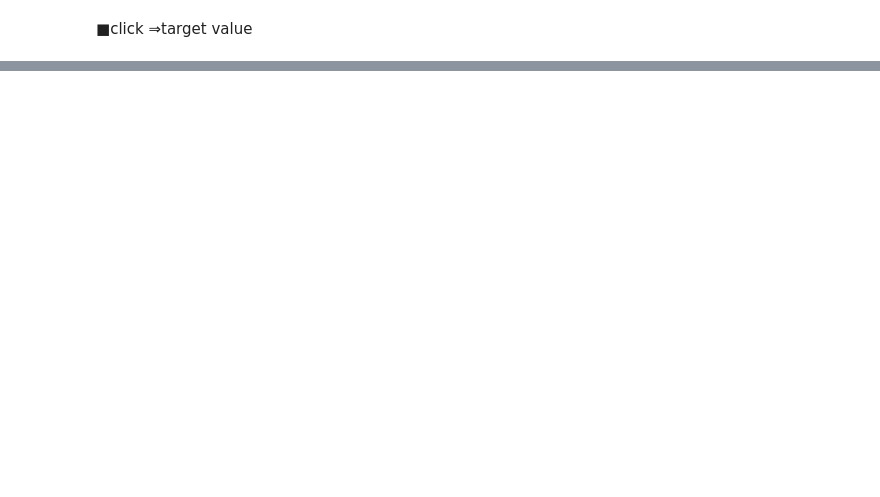
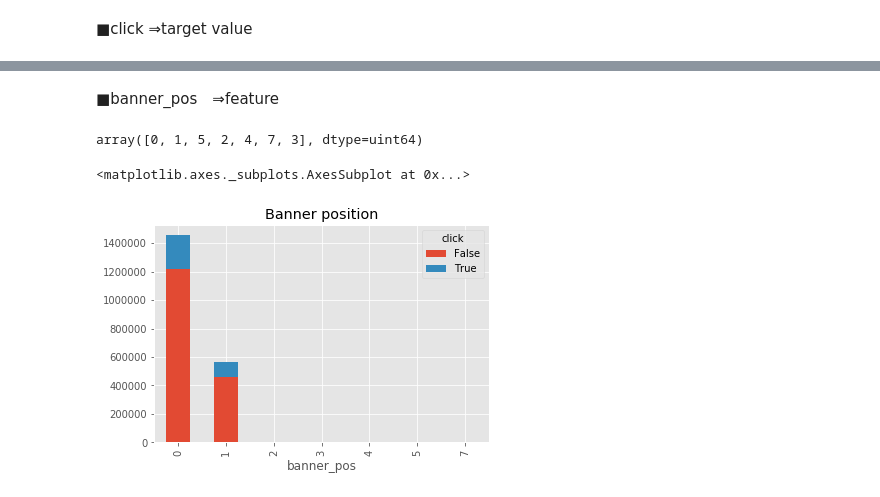
Before and after one commit to qqinxl2015/machine-learning-basic, a Jupyter notebook: 07_CTR Prediction_#01_data_features.ipynb, the cells around one changed output, grey strips where cells are left out. Cells and saved outputs as stored; diff of their text form; code cells hidden in the pictures; blank space fills up the shorter version.

```diff
--- a/07_CTR Prediction_#01_data_features.ipynb
+++ b/07_CTR Prediction_#01_data_features.ipynb
@@ -175,0 +227,12 @@ train_df.groupby(['day_week', 'click']).size().unstack().plot(kind='bar', stacke
+# %% [markdown]
+■banner_pos　⇒feature
+# %%
+train_df['banner_pos'].unique()
+# %% [output]
+array([0, 1, 5, 2, 4, 7, 3], dtype=uint64)
+# %%
+train_banner_pos_group_df = train_df.groupby(['banner_pos', 'click']).size().unstack()
+train_banner_pos_group_df.plot(kind='bar', stacked=True, title='Banner position')
+# %% [output]
+<matplotlib.axes._subplots.AxesSubplot at 0x...>
+[figure, added]
```
Also changed, not shown: parts of 49 cells of this notebook, 1 other file.
